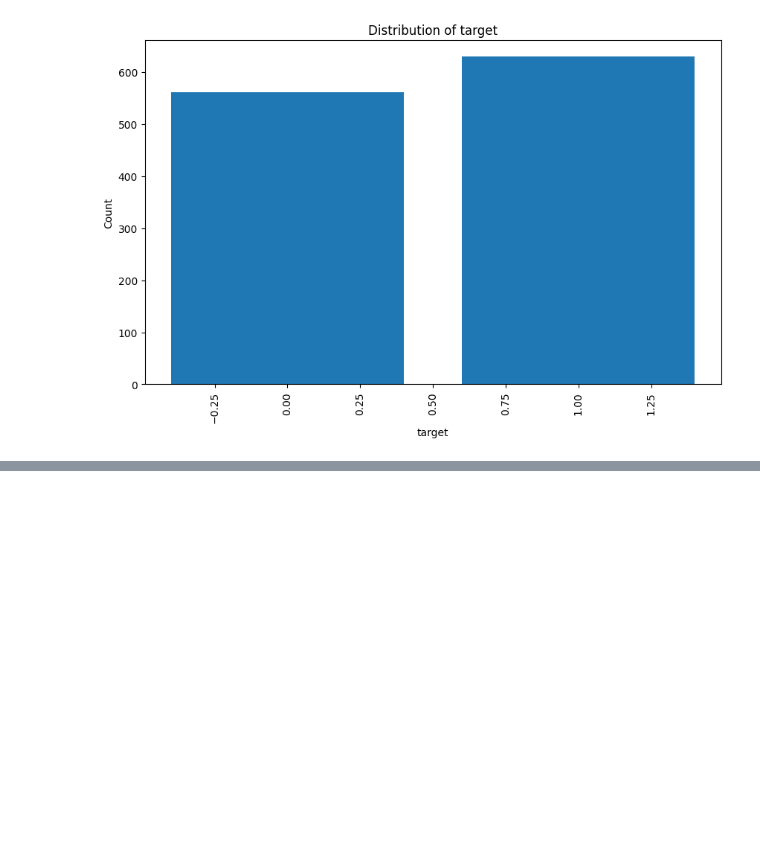
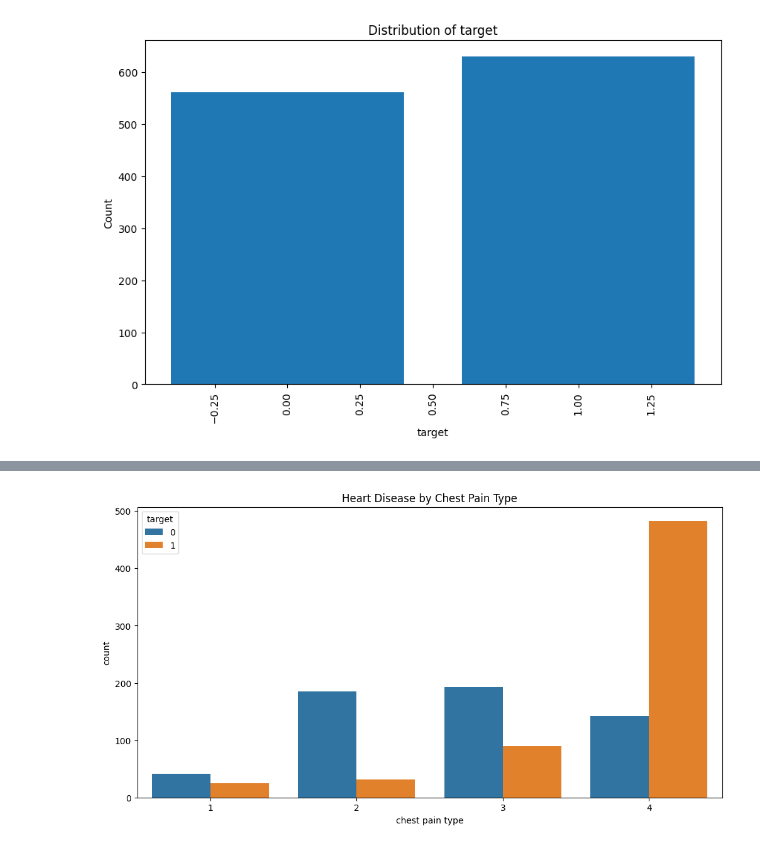
Before and after one commit to Elisabethein/DataScienceProject, a Jupyter notebook: Project.ipynb, the cells around one changed output, grey strips where cells are left out. Cells and saved outputs as stored; diff of their text form; code cells hidden in the pictures; blank space fills up the shorter version.

```diff
--- a/Project.ipynb
+++ b/Project.ipynb
@@ -50,0 +68,8 @@ for column in data.columns:
+# %%
+# Visualize the relationship between chest pain type and heart disease
+plt.figure(figsize=(12, 6))
+sns.countplot(x='chest pain type', data=data, hue='target')
+plt.title('Heart Disease by Chest Pain Type')
+plt.show()
+# %% [output]
+[figure, added]
```
Also changed, not shown: parts of 19 cells of this notebook, 1 other file.
